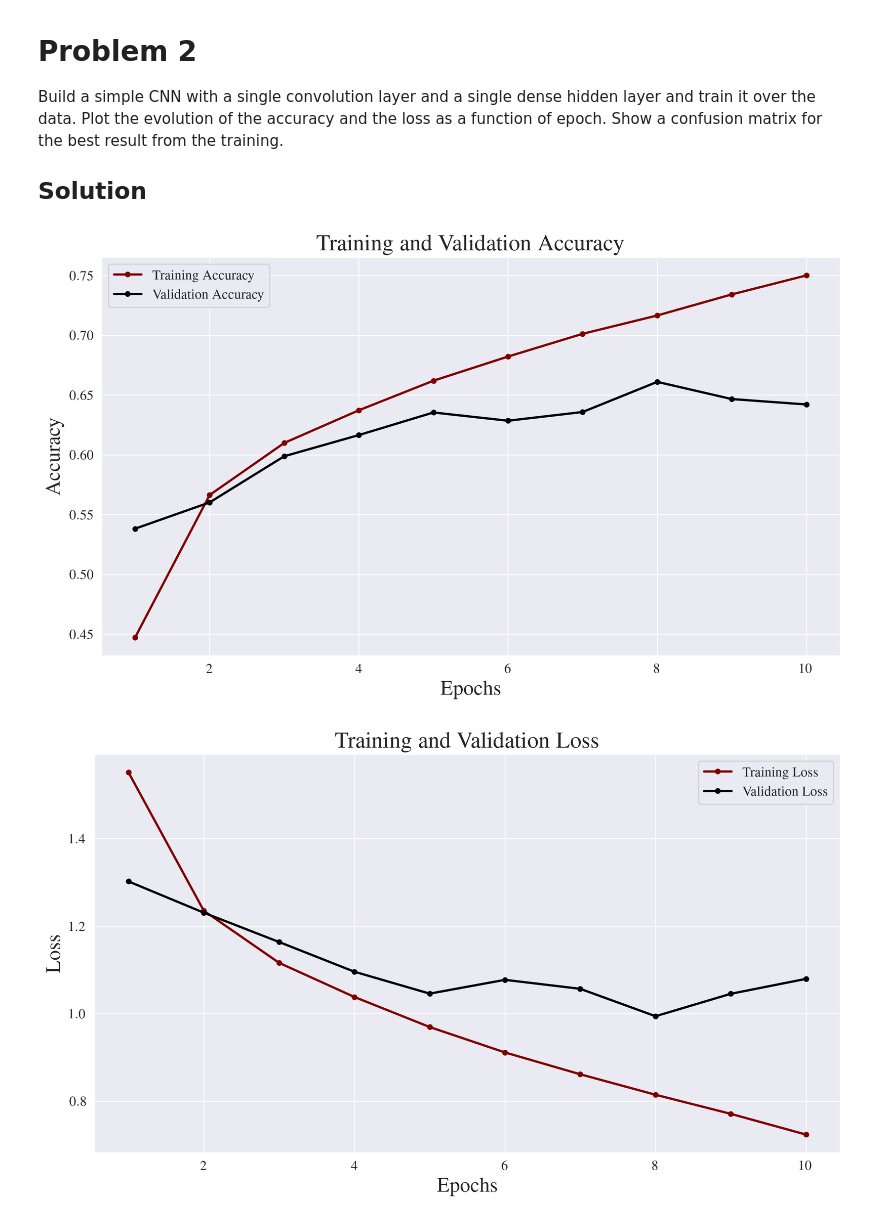
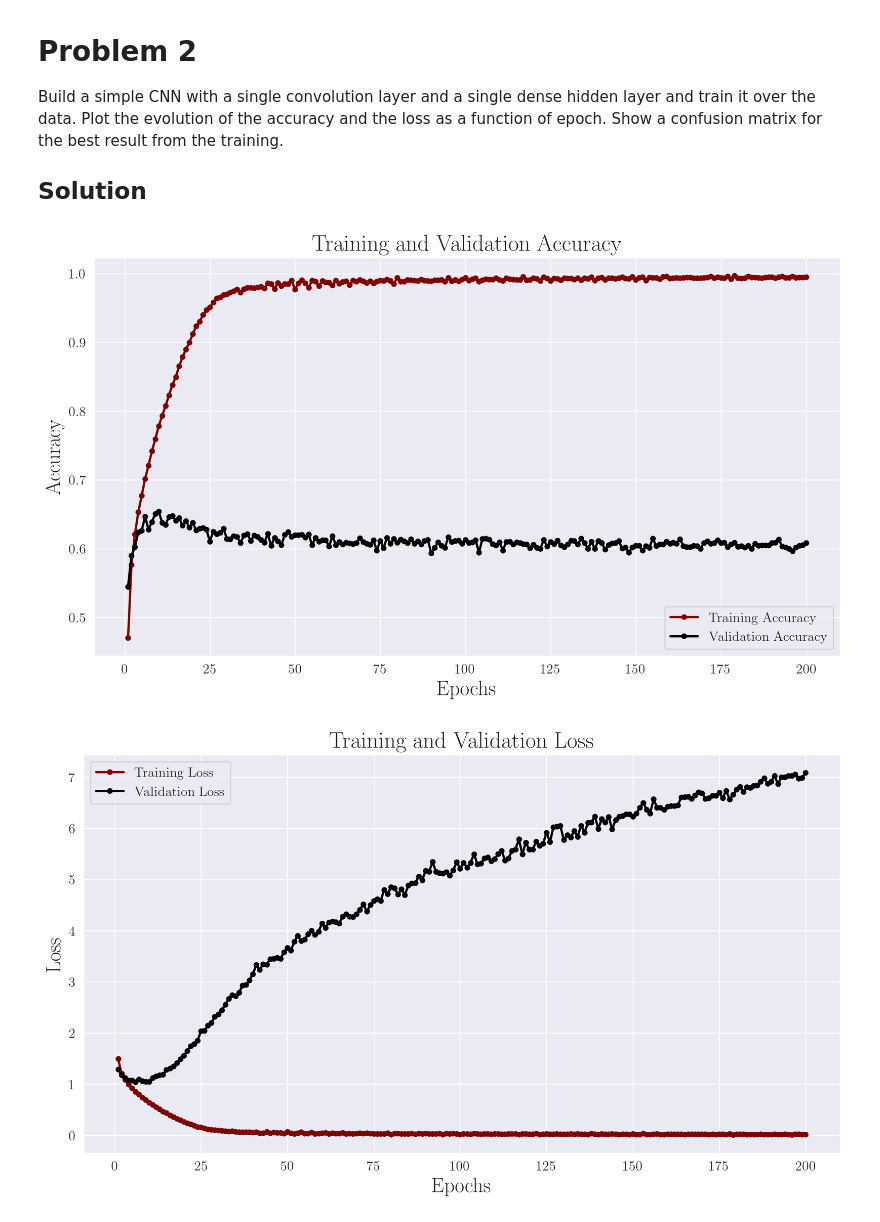
Before and after one commit to gabemorris12/machine_learning, a Jupyter notebook: Homework 5/Machine Learning Homework 5.ipynb, the cells around one changed output. Cells and saved outputs as stored; diff of their text form; code cells hidden in the pictures.

```diff
--- a/Homework 5/Machine Learning Homework 5.ipynb
+++ b/Homework 5/Machine Learning Homework 5.ipynb
@@ -107,7 +113,7 @@ p2_model.compile(
 # Define callback to save the best model based on validation accuracy
 checkpoint_callback = ModelCheckpoint(
     'best_model_p2.keras',  # file to save the model
-    monitor='val_accuracy',  # monitor validation accuracy
+    monitor='val_acc',  # monitor validation accuracy
     save_best_only=True,  # save only the best model
     mode='max',  # maximize the monitored metric
     verbose=False  # suppress output
@@ -116,40 +122,40 @@ checkpoint_callback = ModelCheckpoint(
 # Train the model
 history = p2_model.fit(
     x_train, y_train,  # training data
-    epochs=10,  # number of epochs
+    epochs=200,  # number of epochs
     batch_size=64,  # batch size
     validation_data=(x_test, y_test),  # validation data
     callbacks=[checkpoint_callback],  # callback to save the best model
     verbose=False  # suppress output during training
 )
-train_accuracy = history.history['accuracy']
-val_accuracy = history.history['val_accuracy']
+train_accuracy = history.history['acc']
+val_accuracy = history.history['val_acc']
 train_loss = history.history['loss']
 val_loss = history.history['val_loss']
 epochs = np.array(history.epoch) + 1
 
 # Plot the training and validation accuracy
 fig, ax = plt.subplots()
 ax.plot(epochs, train_accuracy, label='Training Accuracy', marker='.')
 ax.plot(epochs, val_accuracy, label='Validation Accuracy', marker='.')
 ax.set_title('Training and Validation Accuracy')
 ax.set_xlabel('Epochs')
 ax.set_ylabel('Accuracy')
 ax.legend()
 plt.show()
 
 # Plot the training and validation loss
 fig, ax = plt.subplots()
 ax.plot(epochs, train_loss, label='Training Loss', marker='.')
 ax.plot(epochs, val_loss, label='Validation Loss', marker='.')
 ax.set_title('Training and Validation Loss')
 ax.set_xlabel('Epochs')
 ax.set_ylabel('Loss')
 ax.legend()
 plt.show()
 # %% [output]
-[figure, old version]
+[figure, new version]
-[figure, old version]
+[figure, new version]
 # %%
 # Making the confusion matrix
 p2_best_model = load_model('best_model_p2.keras')  # Load the best model
```
Also changed, not shown: parts of 5 cells of this notebook.
